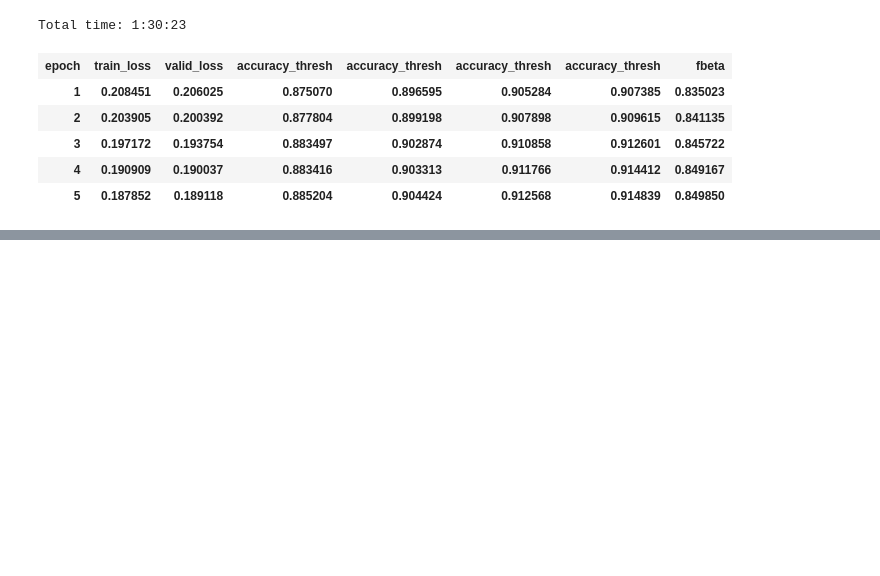
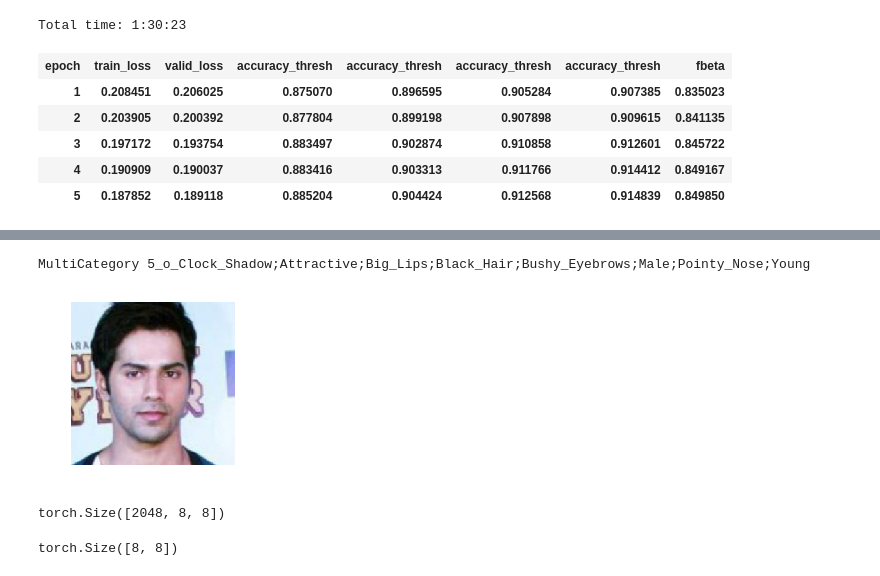
Before and after one commit to aayushmnit/Deep_learning_explorations, a Jupyter notebook: 7_Facial_attributes_fastai_opencv/MultiClass classification on CelebA dataset using FastAI.ipynb, the cells around one changed output, grey strips where cells are left out. Drawn from its saved outputs; the diff is of its cells as text; code cells hidden in the pictures; blank space fills up the shorter version.

Commit message:
Adding code to visualize final layer of the convolutional part of network

```diff
--- a/7_Facial_attributes_fastai_opencv/MultiClass classification on CelebA dataset using FastAI.ipynb
+++ b/7_Facial_attributes_fastai_opencv/MultiClass classification on CelebA dataset using FastAI.ipynb
@@ -25,7 +25,7 @@ tfms = get_transforms(do_flip=False, flip_vert=False, max_rotate=30, max_lightin
 # %%
 src = (ImageItemList.from_csv(path, csv_name='labels.csv')
        .split_by_valid_func(validation_func)
-       .label_from_df(cols='tags',sep=' '))
+       .label_from_df(cols='tags',label_delim=' '))
 
 data = (src.transform(tfms, size=128)
        .databunch(bs=256).normalize(imagenet_stats))
@@ -102,0 +105,3 @@ learn.save('ff_stage-2-rn50')
+# %%
+data = (src.transform(tfms, size=256)
+       .databunch(bs=64).normalize(imagenet_stats))
@@ -102,0 +167,8 @@ learn.save('ff_stage-2-rn50')
+# %%
+idx=5
+x,y = data.valid_ds[idx]
+x.show()
+data.valid_ds.y[idx]
+# %% [output]
+MultiCategory 5_o_Clock_Shadow;Attractive;Big_Lips;Black_Hair;Bushy_Eyebrows;Male;Pointy_Nose;Young
+[figure, added]
@@ -102,0 +190,10 @@ learn.save('ff_stage-2-rn50')
+# %%
+acts  = hook_a.stored[0].cpu()
+acts.shape
+# %% [output]
+torch.Size([2048, 8, 8])
+# %%
+avg_acts = acts.mean(0)
+avg_acts.shape
+# %% [output]
+torch.Size([8, 8])
```
Also changed, not shown: parts of 19 cells of this notebook.
